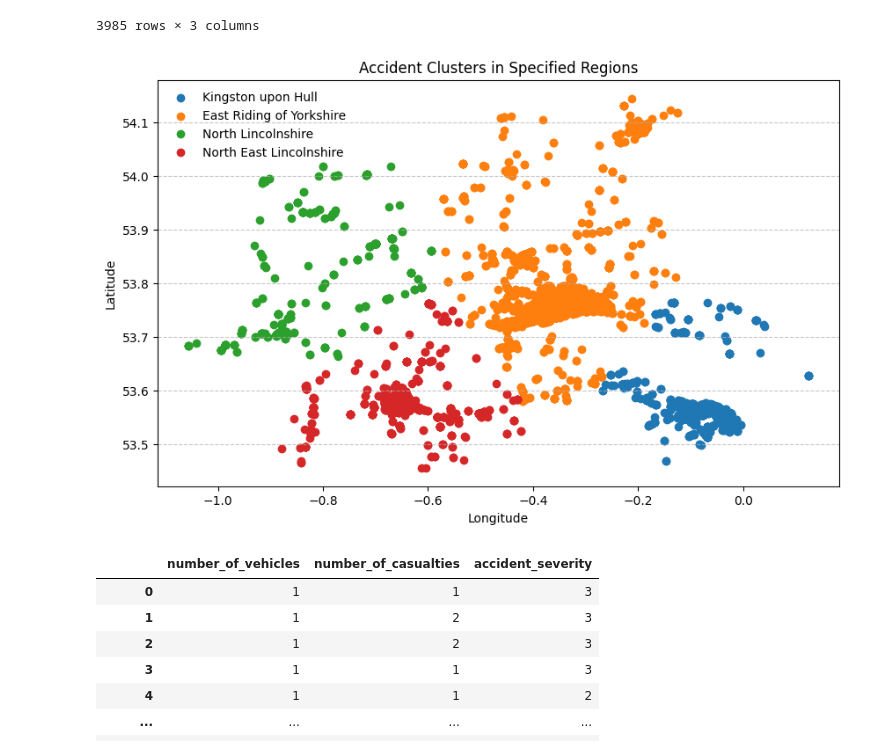
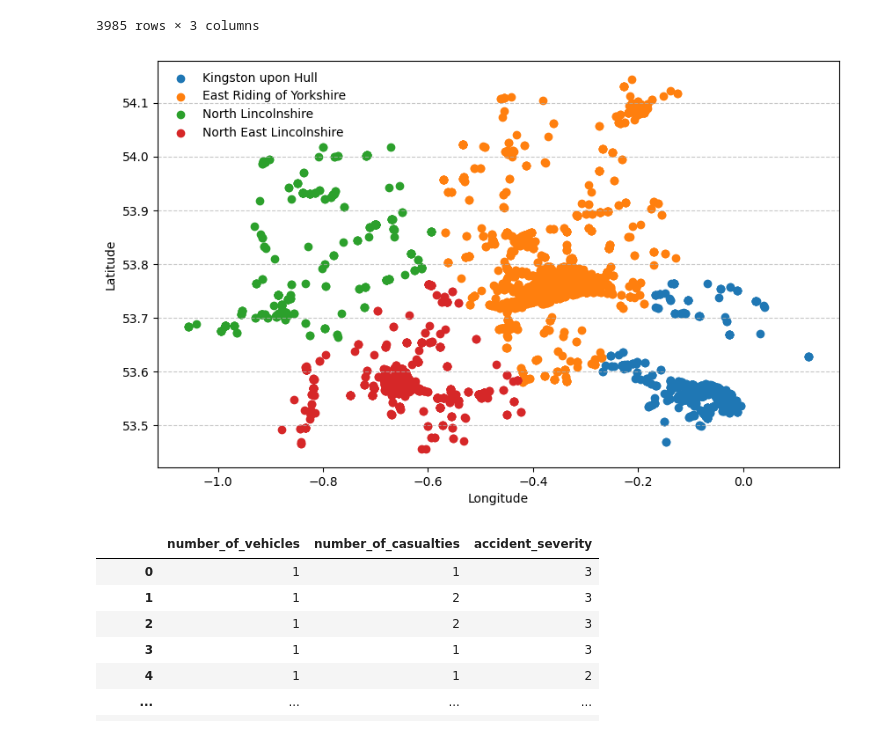
Before and after one commit to usm1ai/Accident_Prediction, a Jupyter notebook: Accident_Pro.ipynb, the cells around one changed output. Cells and saved outputs as stored; diff of their text form; code cells hidden in the pictures.

```diff
--- a/Accident_Pro.ipynb
+++ b/Accident_Pro.ipynb
@@ -180,23 +112,3 @@ lsoa_stats
-# %%
-'''
-Join accident, casualty, and vehicle tables on accident_index.
-Then join the resultant table with lsoa using lsoa_of_accident_location
-and lsoa01cd
-'''
-
-joined_table = pd.read_sql_query("""
-SELECT *
-FROM accident
-INNER JOIN casualty ON accident.accident_index = casualty.accident_index
-INNER JOIN vehicle ON accident.accident_index = vehicle.accident_index
-INNER JOIN lsoa ON accident.lsoa_of_accident_location = lsoa.lsoa01cd
-WHERE accident.accident_year = 2020
-""", conn)
-
-# Print the joined table
-# print(joined_table.head())
-
-conn.close()
 # %%
 # Delete duplicate columns
 joined_table = joined_table.loc[:,~joined_table.columns.duplicated()]
@@ -524,35 +423,35 @@ num_clusters = 4
 X = filtered_data[['longitude', 'latitude']]
 
 # Apply K-means clustering
 kmeans = KMeans(n_clusters=num_clusters, random_state=42)
 kmeans.fit(X)
 
 # Add cluster labels to the DataFrame
 filtered_data['cluster'] = kmeans.labels_
 
 # Define region names
 regions = ['Kingston upon Hull', 'East Riding of Yorkshire', 'North Lincolnshire', 'North East Lincolnshire']
 
 # Create a dictionary to map cluster labels to region names
 cluster_region_map = {cluster_label: region for cluster_label, region in zip(range(num_clusters), regions)}
 
 # Map cluster labels to region names
 filtered_data['region'] = filtered_data['cluster'].map(cluster_region_map)
 
 # Plot the clusters
 plt.figure(figsize=(10, 6))
 for region in regions:
     region_data = filtered_data[filtered_data['region'] == region]
     plt.scatter(region_data['longitude'], region_data['latitude'], label=region)
 
-plt.title('Accident Clusters in Specified Regions')
+# plt.title('Accident Clusters in Specified Regions')
 plt.xlabel('Longitude')
 plt.ylabel('Latitude')
 plt.legend(frameon=False)
 plt.grid(axis='y', linestyle='--', alpha=0.7)
 plt.show()
 # %% [output]
-[figure, old version]
+[figure, new version]
 # %%
 severity_data = joined_table[['number_of_vehicles', 'number_of_casualties', 'accident_severity']]
 severity_data
```
Also changed, not shown: parts of 12 cells of this notebook.
